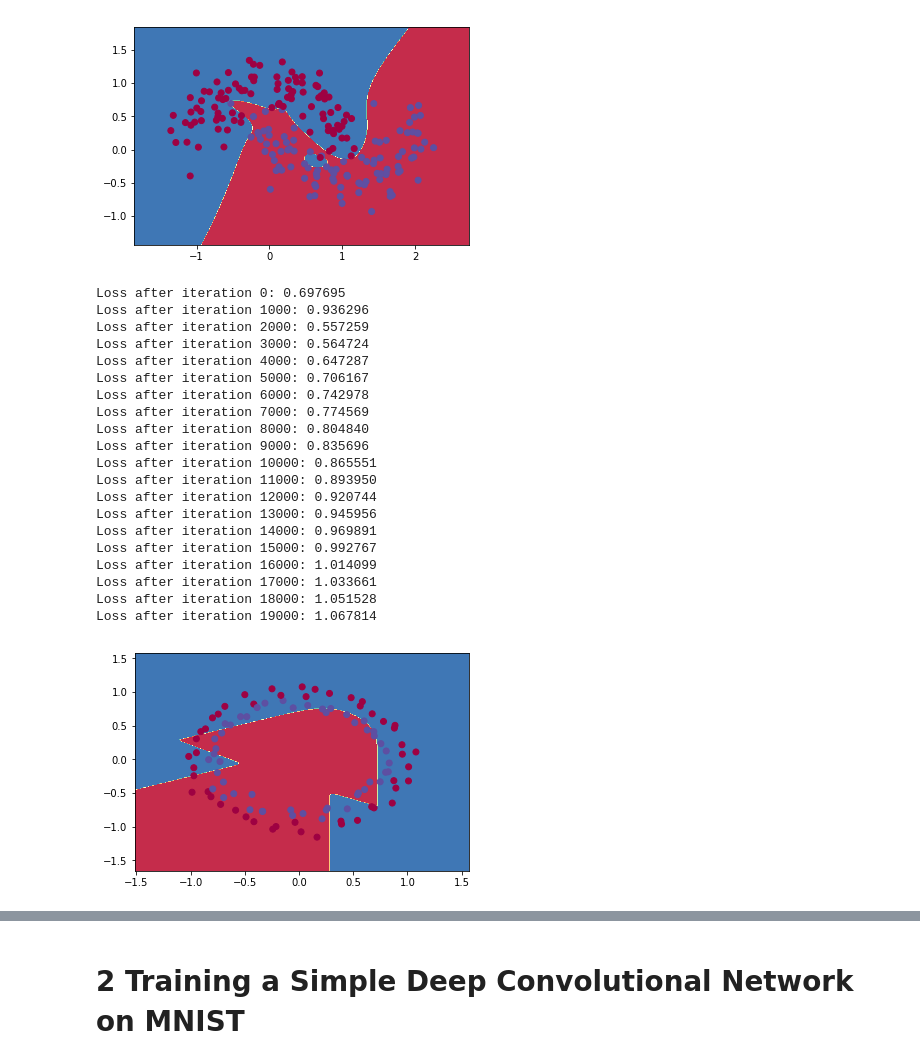
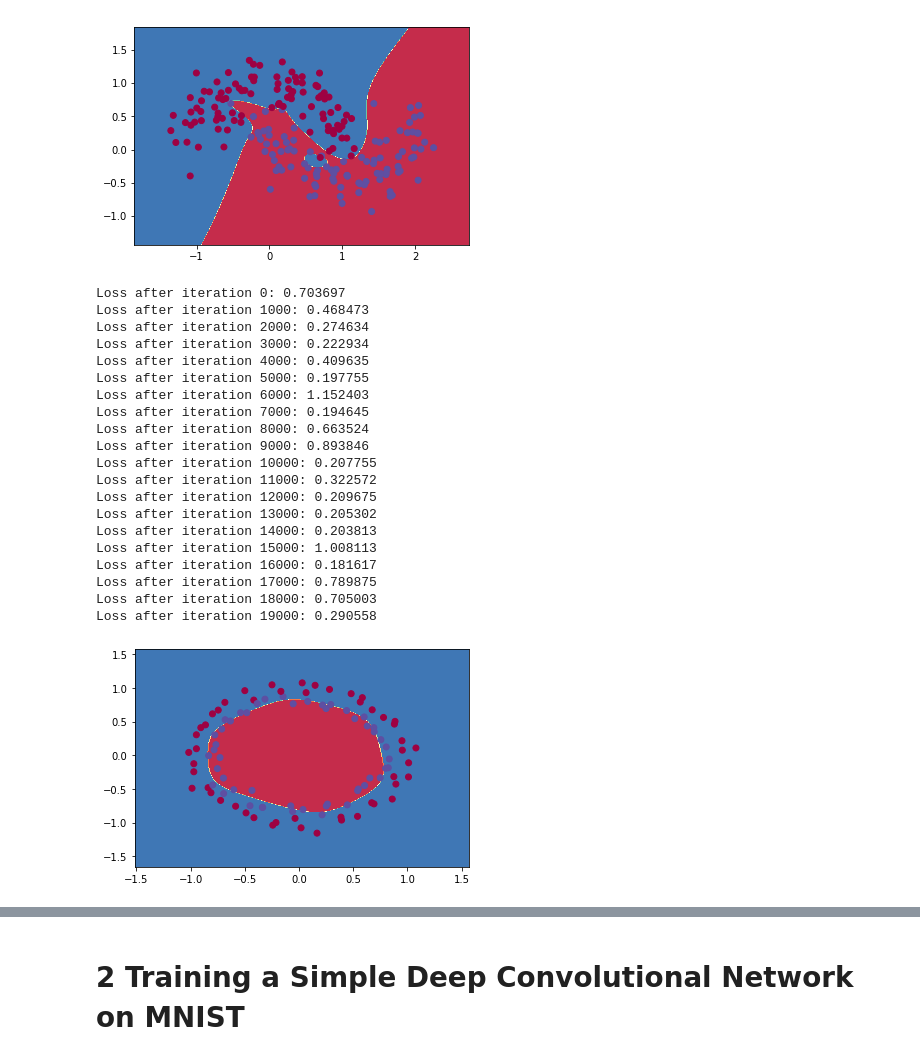
Before and after one commit to ZhuokunDing/COMP576, a Jupyter notebook: assignments/Assignment1/Assignment1.ipynb, the cells around one changed output, grey strips where cells are left out. Saved outputs shown, nothing was run; the diff lists cells and outputs as text; code cells hidden in the pictures.

```diff
--- a/assignments/Assignment1/Assignment1.ipynb
+++ b/assignments/Assignment1/Assignment1.ipynb
@@ -191,38 +211,38 @@ Loss after iteration 17000: 0.004024
 Loss after iteration 18000: 0.003958
 Loss after iteration 19000: 0.003916
 [figure]
-# %%
-model = n_layer_neural_network.DeepNeuralNetwrok(n_hidden=1, input_dim=2, hidden_dim=3, output_dim=2, actFun_type='tanh')
-
-model.fit_model(X,y,epsilon=0.01)
-
-model.visualize_decision_boundary(X,y)
-# %% [output]
-Loss after iteration 0: 0.697695
-Loss after iteration 1000: 0.936296
-Loss after iteration 2000: 0.557259
-Loss after iteration 3000: 0.564724
-Loss after iteration 4000: 0.647287
-Loss after iteration 5000: 0.706167
-Loss after iteration 6000: 0.742978
-Loss after iteration 7000: 0.774569
-Loss after iteration 8000: 0.804840
-Loss after iteration 9000: 0.835696
-Loss after iteration 10000: 0.865551
-Loss after iteration 11000: 0.893950
-Loss after iteration 12000: 0.920744
-Loss after iteration 13000: 0.945956
-Loss after iteration 14000: 0.969891
-Loss after iteration 15000: 0.992767
-Loss after iteration 16000: 1.014099
-Loss after iteration 17000: 1.033661
-Loss after iteration 18000: 1.051528
-Loss after iteration 19000: 1.067814
-[figure, removed]
 # %%
 from sklearn import datasets
 np.random.seed(0)
 X, y = datasets.make_circles(100, noise=0.05)
+# %%
+model = n_layer_neural_network.DeepNeuralNetwrok(n_hidden=1, input_dim=2, hidden_dim=3, output_dim=2, actFun_type='tanh')
+
+model.fit_model(X,y,epsilon=0.005)
+
+model.visualize_decision_boundary(X,y)
+# %% [output]
+Loss after iteration 0: 0.703697
+Loss after iteration 1000: 0.468473
+Loss after iteration 2000: 0.274634
+Loss after iteration 3000: 0.222934
+Loss after iteration 4000: 0.409635
+Loss after iteration 5000: 0.197755
+Loss after iteration 6000: 1.152403
+Loss after iteration 7000: 0.194645
+Loss after iteration 8000: 0.663524
+Loss after iteration 9000: 0.893846
+Loss after iteration 10000: 0.207755
+Loss after iteration 11000: 0.322572
+Loss after iteration 12000: 0.209675
+Loss after iteration 13000: 0.205302
+Loss after iteration 14000: 0.203813
+Loss after iteration 15000: 1.008113
+Loss after iteration 16000: 0.181617
+Loss after iteration 17000: 0.789875
+Loss after iteration 18000: 0.705003
+Loss after iteration 19000: 0.290558
+[figure, added]
 # %%
 model = n_layer_neural_network.DeepNeuralNetwrok(n_hidden=5, input_dim=2, hidden_dim=10, output_dim=2, actFun_type='tanh')
 
```
Also changed, not shown: parts of 10 cells of this notebook, 2 other files.
